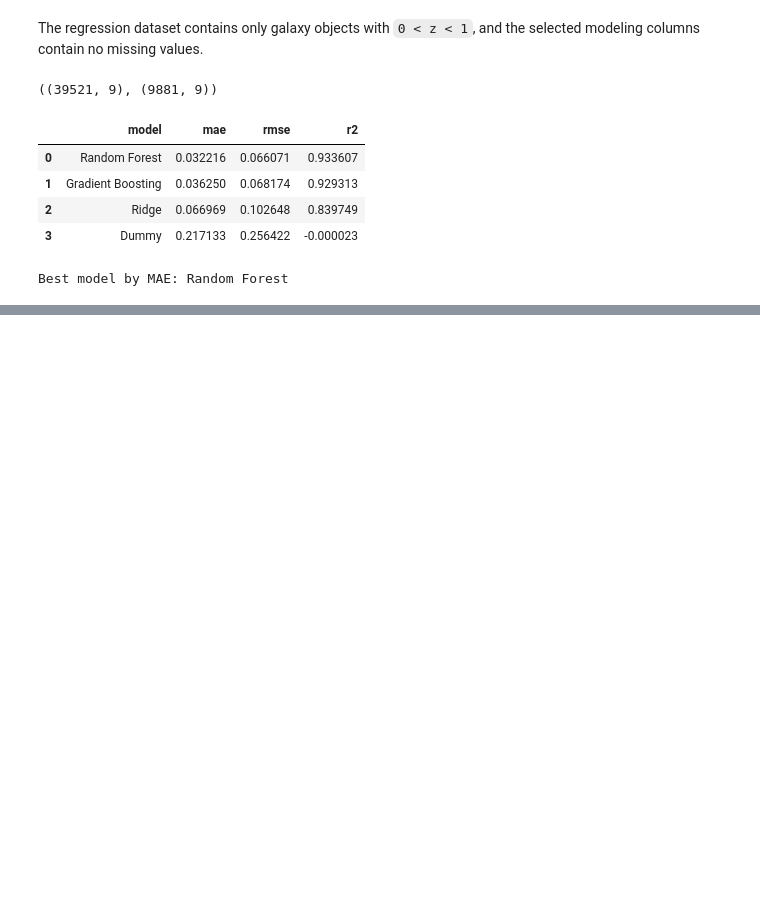
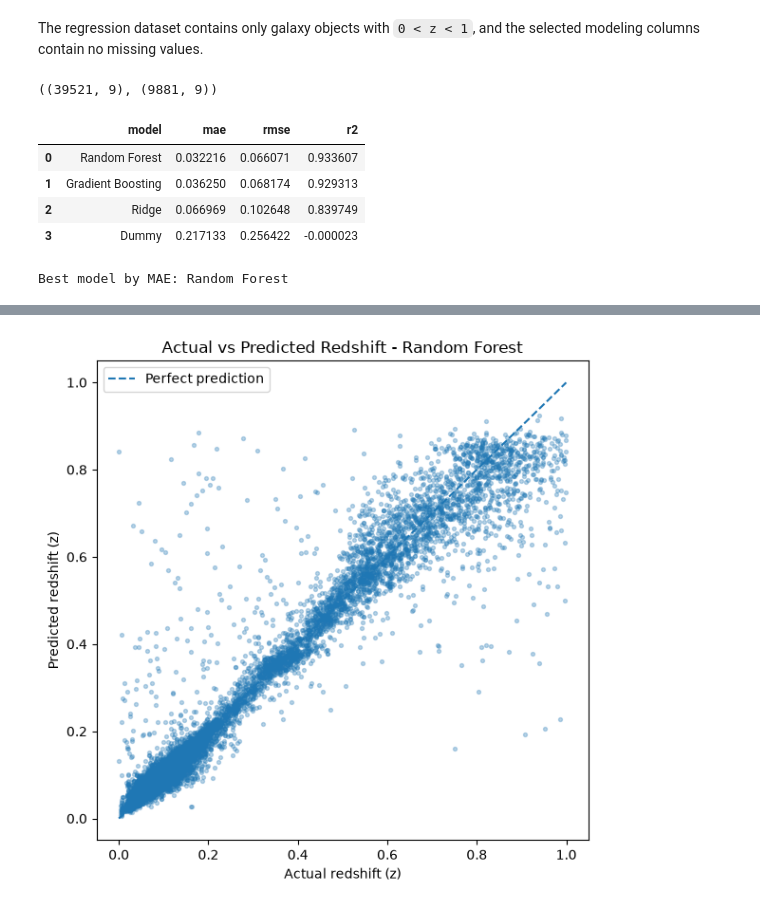
Before and after one commit to kalilank/Redshifted, a Jupyter notebook: notebooks/05_redshift_regression.ipynb, the cells around one changed output, grey strips where cells are left out. Cells and saved outputs as stored; diff of their text form; code cells hidden in the pictures; blank space fills up the shorter version.

Commit message:
notebook: evaluate galaxy redshift regression performance

```diff
--- a/notebooks/05_redshift_regression.ipynb
+++ b/notebooks/05_redshift_regression.ipynb
@@ -158,0 +167,22 @@ Best model by MAE: Random Forest
+# %%
+plot_min = min(y_test.min(), best_pred.min())
+plot_max = max(y_test.max(), best_pred.max())
+
+plt.figure(figsize=(6, 6))
+plt.scatter(y_test, best_pred, alpha=0.3, s=8)
+
+plt.plot(
+    [plot_min, plot_max],
+    [plot_min, plot_max],
+    linestyle="--",
+    label="Perfect prediction",
+)
+
+plt.xlabel("Actual redshift (z)")
+plt.ylabel("Predicted redshift (z)")
+plt.title(f"Actual vs Predicted Redshift - {best_model_name}")
+plt.legend()
+plt.tight_layout()
+plt.show()
+# %% [output]
+[figure, added]
```
Also changed, not shown: parts of 8 cells of this notebook, 1 other file.
